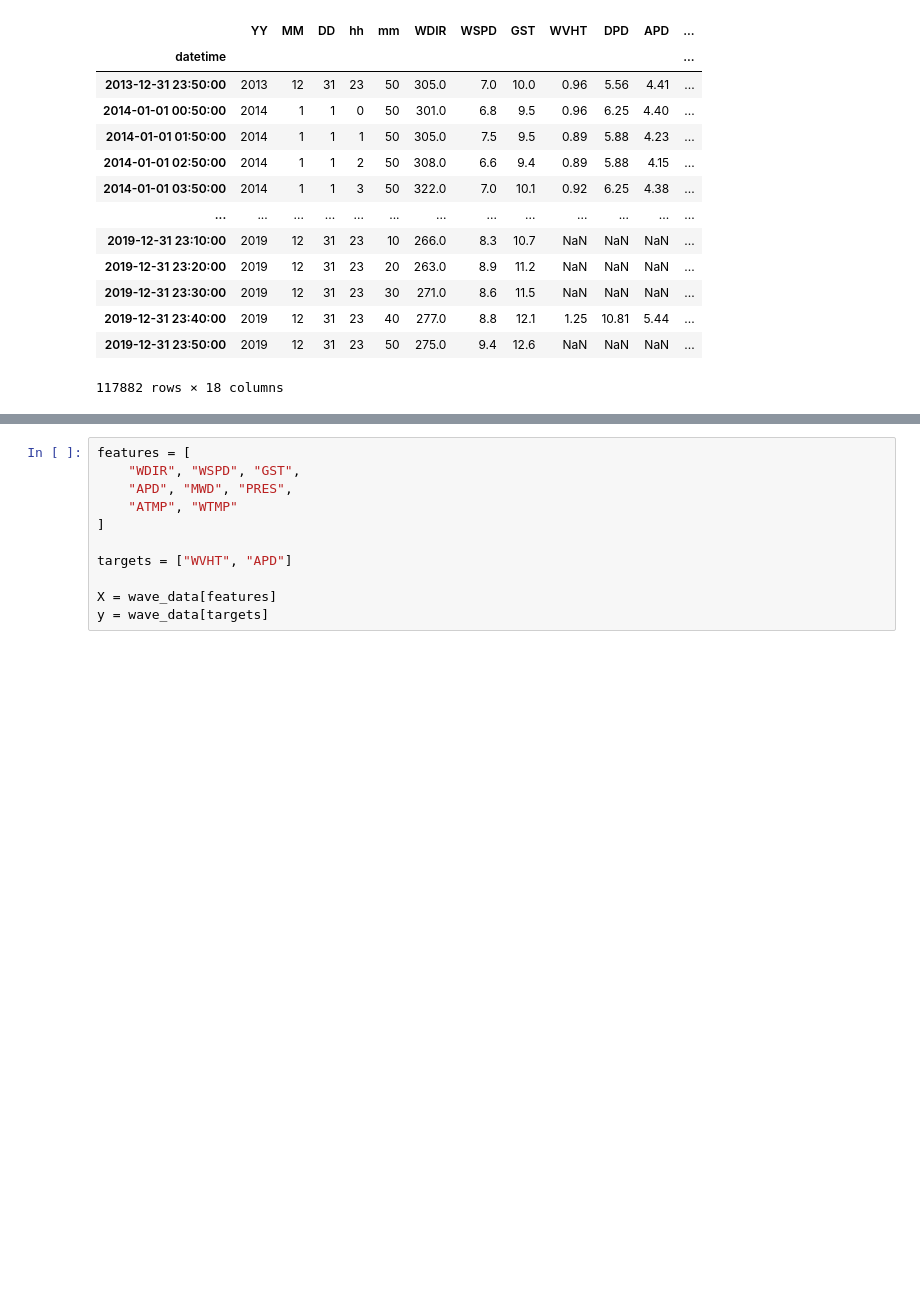
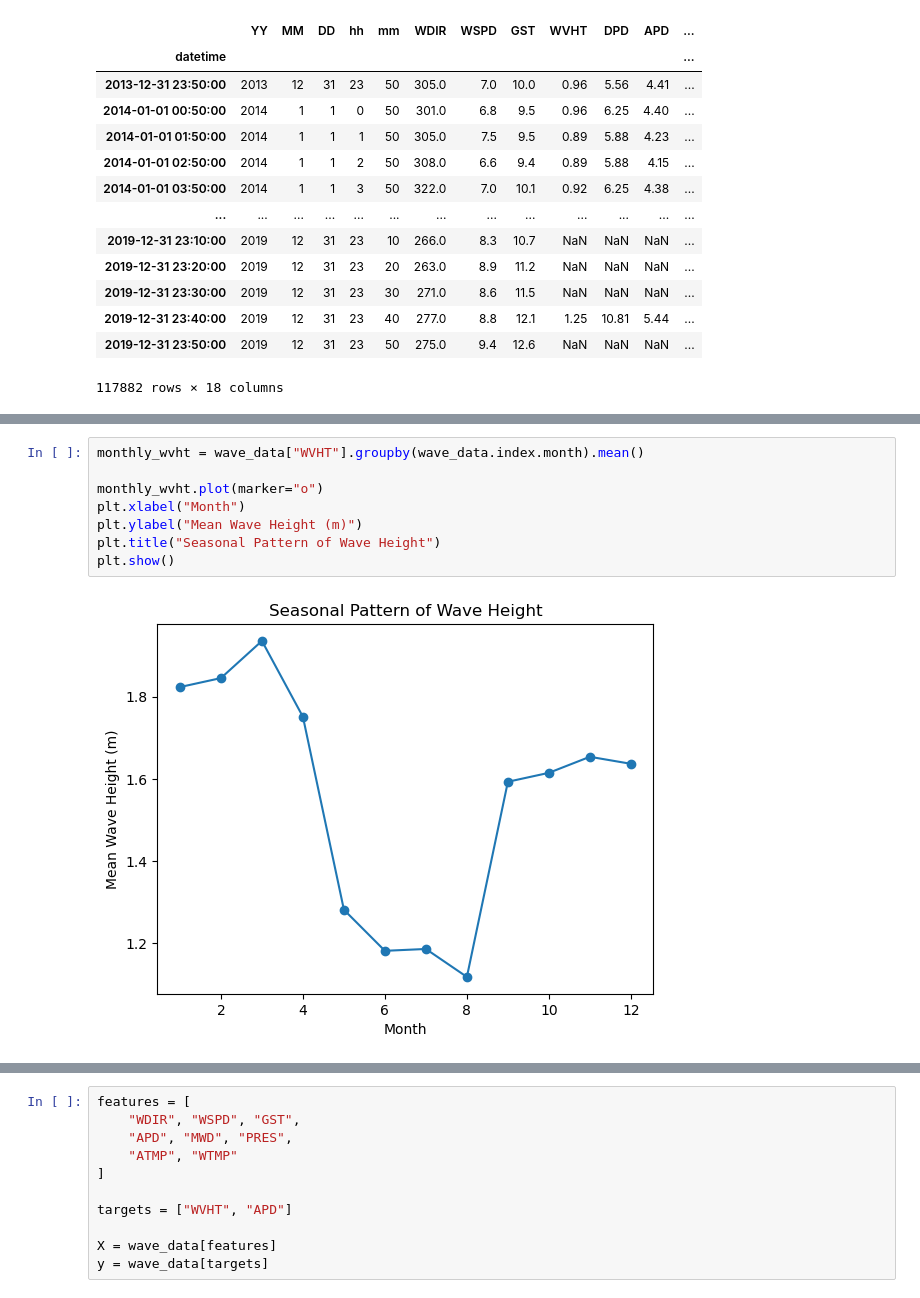
Before and after one commit to RichelCode/Wave-Energy-Forecasting, a Jupyter notebook: Wave Analysis.ipynb, the cells around one changed output, grey strips where cells are left out. Saved outputs shown, nothing was run; the diff lists cells and outputs as text; blank space fills up the shorter version.

```diff
--- a/Wave Analysis.ipynb
+++ b/Wave Analysis.ipynb
@@ -86,0 +236,10 @@ wave_data
+# %%
+monthly_wvht = wave_data["WVHT"].groupby(wave_data.index.month).mean()
+
+monthly_wvht.plot(marker="o")
+plt.xlabel("Month")
+plt.ylabel("Mean Wave Height (m)")
+plt.title("Seasonal Pattern of Wave Height")
+plt.show()
+# %% [output]
+[figure, added]
```
Also changed, not shown: parts of 14 cells of this notebook.
